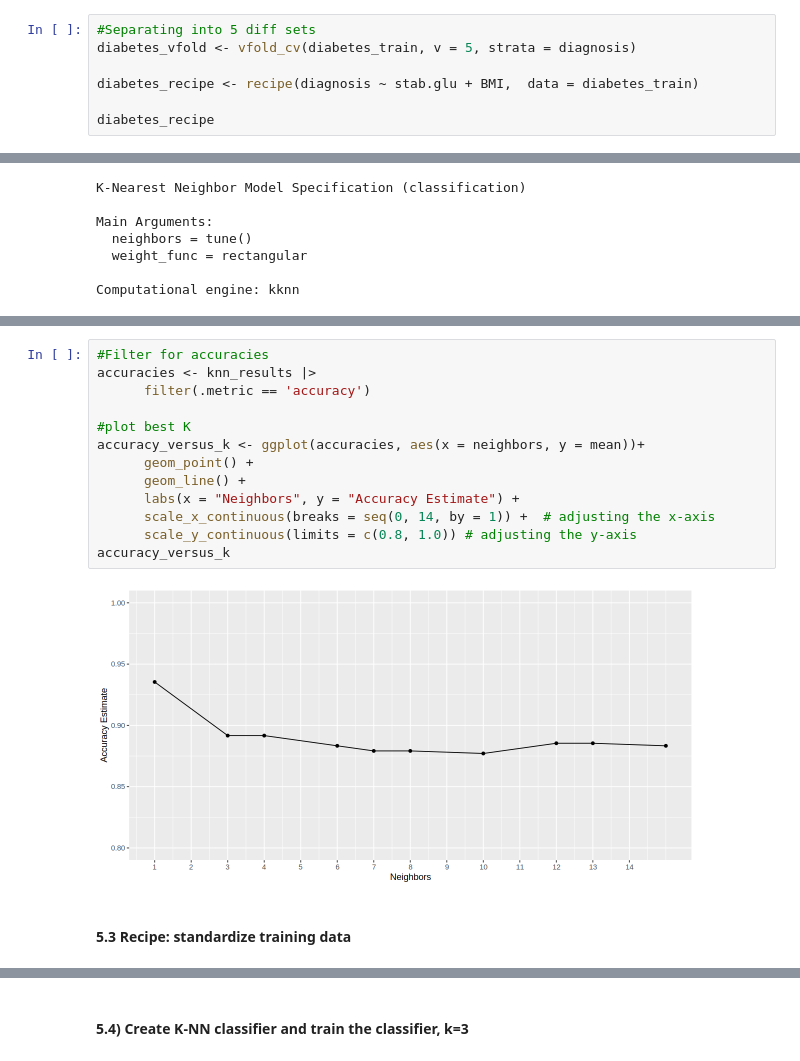
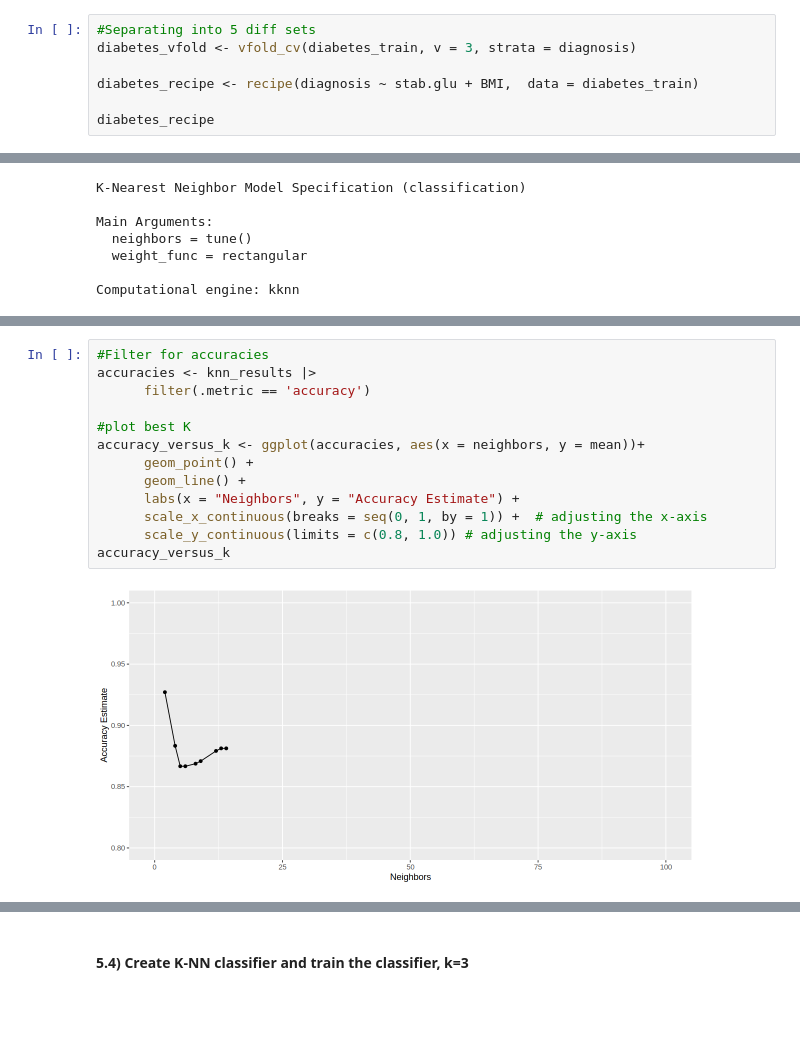
Before and after one commit to wmma2/group_18_project, a Jupyter notebook: Final_report.ipynb, the cells around one changed output, grey strips where cells are left out. Cells and saved outputs as stored; diff of their text form; blank space fills up the shorter version.

```diff
--- a/Final_report.ipynb
+++ b/Final_report.ipynb
@@ -305,7 +305,7 @@ A tibble: 6 × 3
 | 78 | 30.45248 | no |
 # %%
 #Separating into 5 diff sets
-diabetes_vfold <- vfold_cv(diabetes_train, v = 5, strata = diagnosis)
+diabetes_vfold <- vfold_cv(diabetes_train, v = 3, strata = diagnosis)
 
 diabetes_recipe <- recipe(diagnosis ~ stab.glu + BMI,  data = diabetes_train)
 
@@ -364,17 +384,15 @@ A tibble: 20 × 7
 # %%
 #Filter for accuracies
 accuracies <- knn_results |>
       filter(.metric == 'accuracy')
 
 #plot best K
 accuracy_versus_k <- ggplot(accuracies, aes(x = neighbors, y = mean))+
       geom_point() +
       geom_line() +
       labs(x = "Neighbors", y = "Accuracy Estimate") +
-      scale_x_continuous(breaks = seq(0, 14, by = 1)) +  # adjusting the x-axis
+      scale_x_continuous(breaks = seq(0, 1, by = 1)) +  # adjusting the x-axis
       scale_y_continuous(limits = c(0.8, 1.0)) # adjusting the y-axis
 accuracy_versus_k
 # %% [output]
-[figure, old version]
+[figure, new version]
-# %% [markdown]
-#### **5.3 Recipe: standardize training data**
```
Also changed, not shown: parts of 6 cells of this notebook.
